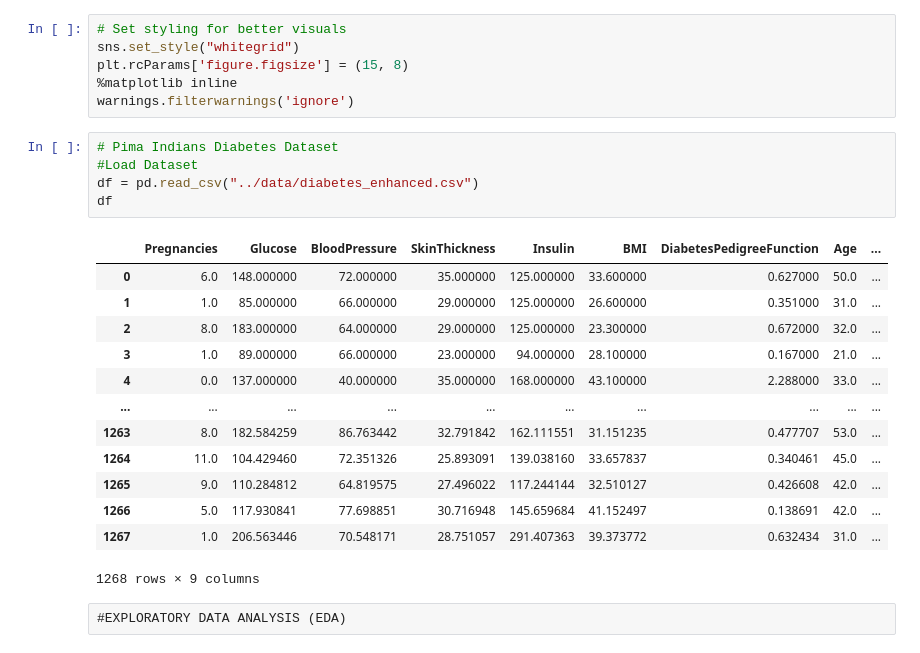
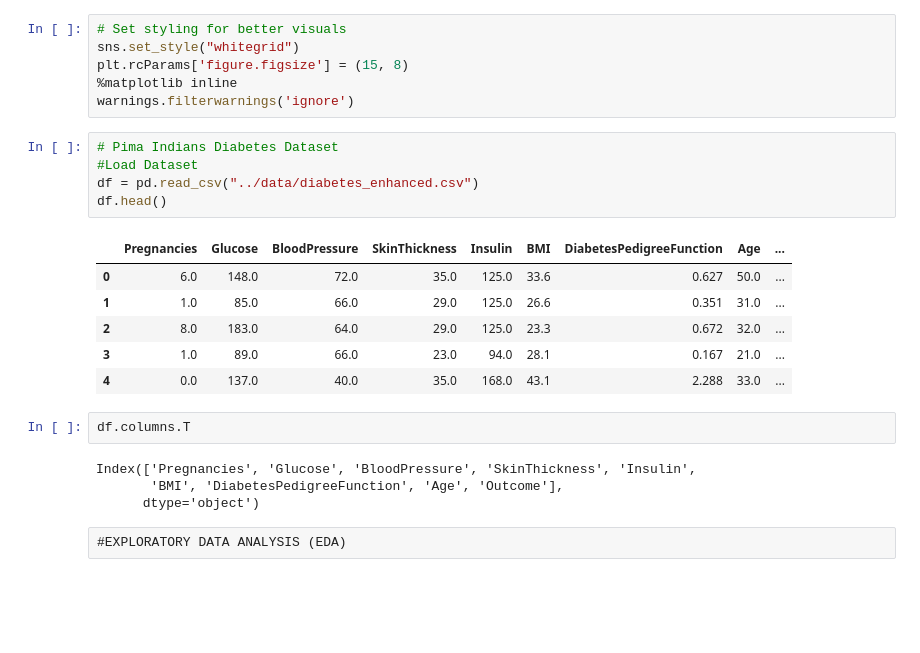
Before and after one commit to Kojo-blameless1/diabetes-prediction-ml, a Jupyter notebook: notebooks/ML_model.ipynb, the cells around one changed output. Cells and saved outputs as stored; diff of their text form; blank space fills up the shorter version.

```diff
--- a/notebooks/ML_model.ipynb
+++ b/notebooks/ML_model.ipynb
@@ -32,22 +34,21 @@ warnings.filterwarnings('ignore')
 # %%
 # Pima Indians Diabetes Dataset
 #Load Dataset
 df = pd.read_csv("../data/diabetes_enhanced.csv")
-df
+df.head()
 # %% [output]
 |  | Pregnancies | Glucose | BloodPressure | SkinThickness | Insulin | BMI | DiabetesPedigreeFunction | Age | ... |
-| 0 | 6.0 | 148.000000 | 72.000000 | 35.000000 | 125.000000 | 33.600000 | 0.627000 | 50.0 | ... |
-| 1 | 1.0 | 85.000000 | 66.000000 | 29.000000 | 125.000000 | 26.600000 | 0.351000 | 31.0 | ... |
-| 2 | 8.0 | 183.000000 | 64.000000 | 29.000000 | 125.000000 | 23.300000 | 0.672000 | 32.0 | ... |
-| 3 | 1.0 | 89.000000 | 66.000000 | 23.000000 | 94.000000 | 28.100000 | 0.167000 | 21.0 | ... |
-| 4 | 0.0 | 137.000000 | 40.000000 | 35.000000 | 168.000000 | 43.100000 | 2.288000 | 33.0 | ... |
-| ... | ... | ... | ... | ... | ... | ... | ... | ... | ... |
-| 1263 | 8.0 | 182.584259 | 86.763442 | 32.791842 | 162.111551 | 31.151235 | 0.477707 | 53.0 | ... |
-| 1264 | 11.0 | 104.429460 | 72.351326 | 25.893091 | 139.038160 | 33.657837 | 0.340461 | 45.0 | ... |
-| 1265 | 9.0 | 110.284812 | 64.819575 | 27.496022 | 117.244144 | 32.510127 | 0.426608 | 42.0 | ... |
-| 1266 | 5.0 | 117.930841 | 77.698851 | 30.716948 | 145.659684 | 41.152497 | 0.138691 | 42.0 | ... |
-| 1267 | 1.0 | 206.563446 | 70.548171 | 28.751057 | 291.407363 | 39.373772 | 0.632434 | 31.0 | ... |
+| 0 | 6.0 | 148.0 | 72.0 | 35.0 | 125.0 | 33.6 | 0.627 | 50.0 | ... |
+| 1 | 1.0 | 85.0 | 66.0 | 29.0 | 125.0 | 26.6 | 0.351 | 31.0 | ... |
+| 2 | 8.0 | 183.0 | 64.0 | 29.0 | 125.0 | 23.3 | 0.672 | 32.0 | ... |
+| 3 | 1.0 | 89.0 | 66.0 | 23.0 | 94.0 | 28.1 | 0.167 | 21.0 | ... |
+| 4 | 0.0 | 137.0 | 40.0 | 35.0 | 168.0 | 43.1 | 2.288 | 33.0 | ... |
-1268 rows × 9 columns
+# %%
+df.columns.T
+# %% [output]
+Index(['Pregnancies', 'Glucose', 'BloodPressure', 'SkinThickness', 'Insulin',
+       'BMI', 'DiabetesPedigreeFunction', 'Age', 'Outcome'],
+      dtype='object')
 # %% [raw]
 #EXPLORATORY DATA ANALYSIS (EDA)
 # %%
```
Also changed, not shown: parts of 3 cells of this notebook, 1 other file.
